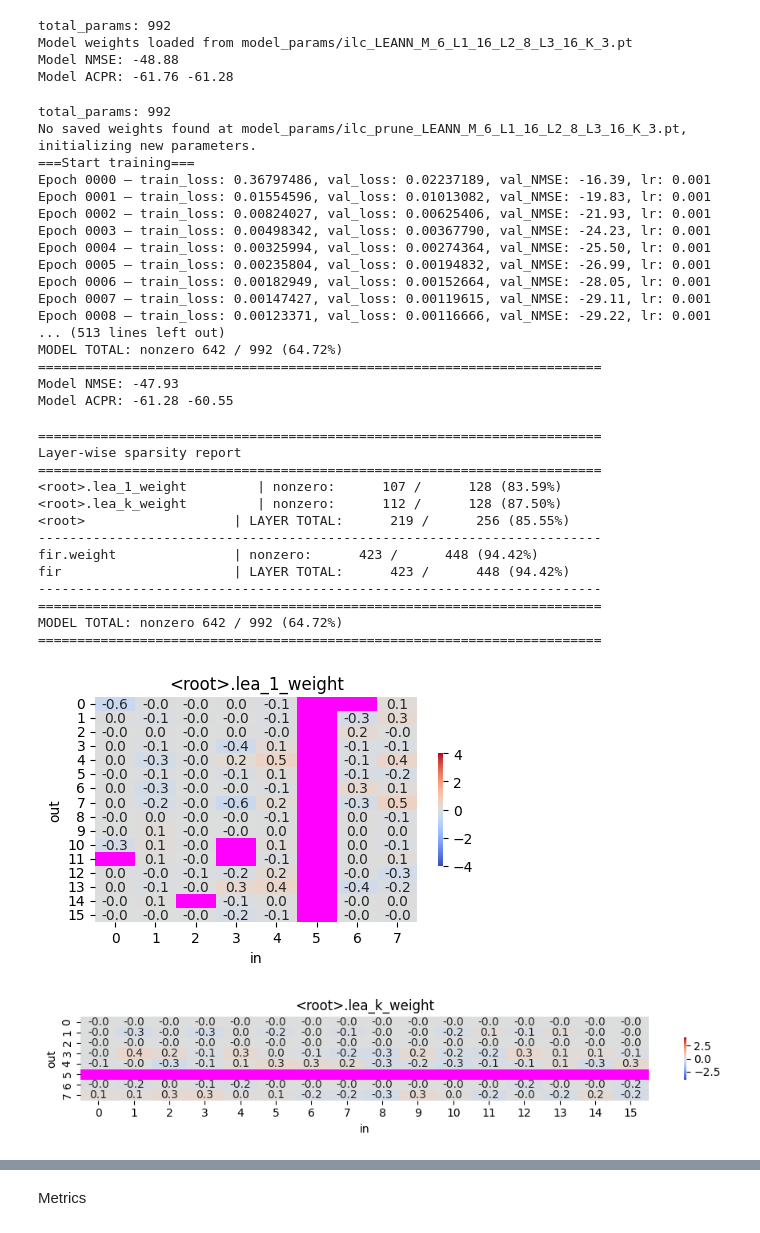
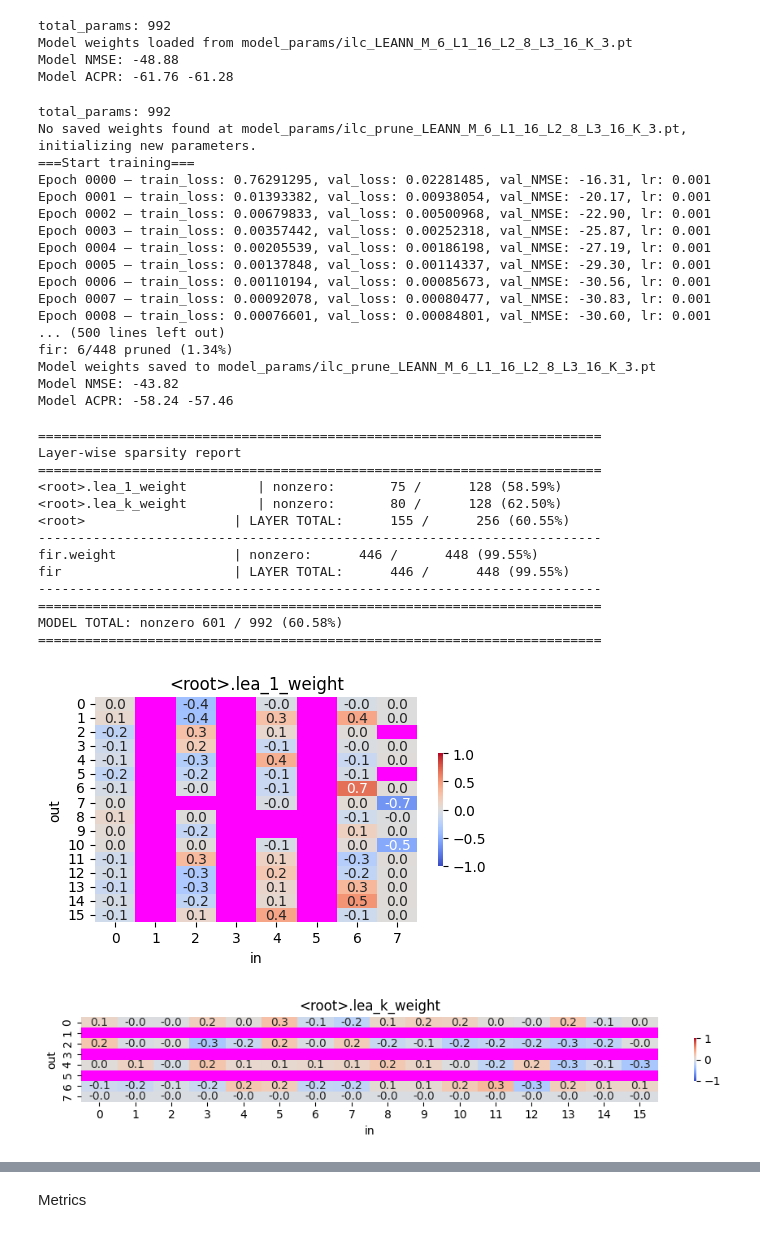
Before and after one commit to pasmornov-m/DPD_Research, a Jupyter notebook: dev_leann.ipynb, the cells around one changed output, grey strips where cells are left out. Cells and saved outputs as stored; diff of their text form; code cells hidden in the pictures.

```diff
--- a/dev_leann.ipynb
+++ b/dev_leann.ipynb
@@ -336,8 +255,8 @@ lambda_reg = 1e-3
 # alpha = 0.001
 # tau = 0.001
 
-alpha = 0.001
-tau = 0.001
+alpha = 0.006
+tau = 0.0002
 
 criterion_reg = metrics.RegLoss(pleann_model, original_loss=metrics.compute_mse, lambda_reg=lambda_reg)
 
@@ -370,8 +289,6 @@ if not pleann_model.load_weights():
 
     pleann_model.save_weights()
 
-prunning.log_layerwise_sparsity(pleann_model)
-
 norm_val_input = ilc_input_norm.transform(container.val_input_orig)
 x_val_in = feature_extractor(norm_val_input, M)
 
@@ -387,36 +304,36 @@ print(f"Model ACPR: {acpr_ilc_prune[0]:.2f} {acpr_ilc_prune[1]:.2f}")
 total_params: 992
 No saved weights found at model_params/ilc_prune_LEANN_M_6_L1_16_L2_8_L3_16_K_3.pt, initializing new parameters.
 ===Start training===
-Epoch 0000 — train_loss: 0.36797486, val_loss: 0.02237189, val_NMSE: -16.39, lr: 0.001
-Epoch 0001 — train_loss: 0.01554596, val_loss: 0.01013082, val_NMSE: -19.83, lr: 0.001
-Epoch 0002 — train_loss: 0.00824027, val_loss: 0.00625406, val_NMSE: -21.93, lr: 0.001
-Epoch 0003 — train_loss: 0.00498342, val_loss: 0.00367790, val_NMSE: -24.23, lr: 0.001
-Epoch 0004 — train_loss: 0.00325994, val_loss: 0.00274364, val_NMSE: -25.50, lr: 0.001
-Epoch 0005 — train_loss: 0.00235804, val_loss: 0.00194832, val_NMSE: -26.99, lr: 0.001
-Epoch 0006 — train_loss: 0.00182949, val_loss: 0.00152664, val_NMSE: -28.05, lr: 0.001
-Epoch 0007 — train_loss: 0.00147427, val_loss: 0.00119615, val_NMSE: -29.11, lr: 0.001
-Epoch 0008 — train_loss: 0.00123371, val_loss: 0.00116666, val_NMSE: -29.22, lr: 0.001
-... (513 lines left out)
-MODEL TOTAL: nonzero 642 / 992 (64.72%)
-========================================================================
-Model NMSE: -47.93
-Model ACPR: -61.28 -60.55
+Epoch 0000 — train_loss: 0.76291295, val_loss: 0.02281485, val_NMSE: -16.31, lr: 0.001
+Epoch 0001 — train_loss: 0.01393382, val_loss: 0.00938054, val_NMSE: -20.17, lr: 0.001
+Epoch 0002 — train_loss: 0.00679833, val_loss: 0.00500968, val_NMSE: -22.90, lr: 0.001
+Epoch 0003 — train_loss: 0.00357442, val_loss: 0.00252318, val_NMSE: -25.87, lr: 0.001
+Epoch 0004 — train_loss: 0.00205539, val_loss: 0.00186198, val_NMSE: -27.19, lr: 0.001
+Epoch 0005 — train_loss: 0.00137848, val_loss: 0.00114337, val_NMSE: -29.30, lr: 0.001
+Epoch 0006 — train_loss: 0.00110194, val_loss: 0.00085673, val_NMSE: -30.56, lr: 0.001
+Epoch 0007 — train_loss: 0.00092078, val_loss: 0.00080477, val_NMSE: -30.83, lr: 0.001
+Epoch 0008 — train_loss: 0.00076601, val_loss: 0.00084801, val_NMSE: -30.60, lr: 0.001
+... (500 lines left out)
+fir: 6/448 pruned (1.34%)
+Model weights saved to model_params/ilc_prune_LEANN_M_6_L1_16_L2_8_L3_16_K_3.pt
+Model NMSE: -43.82
+Model ACPR: -58.24 -57.46
 # %%
 prunning.log_layerwise_sparsity(pleann_model)
-plotting.plot_weight_heatmaps(pleann_model, vmin=-4, vmax=4)
+plotting.plot_weight_heatmaps(pleann_model, vmin=-1, vmax=1)
 # %% [output]
 ========================================================================
 Layer-wise sparsity report
 ========================================================================
-<root>.lea_1_weight         | nonzero:      107 /      128 (83.59%)
-<root>.lea_k_weight         | nonzero:      112 /      128 (87.50%)
-<root>                   | LAYER TOTAL:      219 /      256 (85.55%)
+<root>.lea_1_weight         | nonzero:       75 /      128 (58.59%)
+<root>.lea_k_weight         | nonzero:       80 /      128 (62.50%)
+<root>                   | LAYER TOTAL:      155 /      256 (60.55%)
 ------------------------------------------------------------------------
-fir.weight               | nonzero:      423 /      448 (94.42%)
-fir                      | LAYER TOTAL:      423 /      448 (94.42%)
+fir.weight               | nonzero:      446 /      448 (99.55%)
+fir                      | LAYER TOTAL:      446 /      448 (99.55%)
 ------------------------------------------------------------------------
 ========================================================================
-MODEL TOTAL: nonzero 642 / 992 (64.72%)
+MODEL TOTAL: nonzero 601 / 992 (60.58%)
 ========================================================================
-[figure, old version]
+[figure, new version]
-[figure, old version]
+[figure, new version]
```
Also changed, not shown: parts of 7 cells of this notebook, 4 other files.
